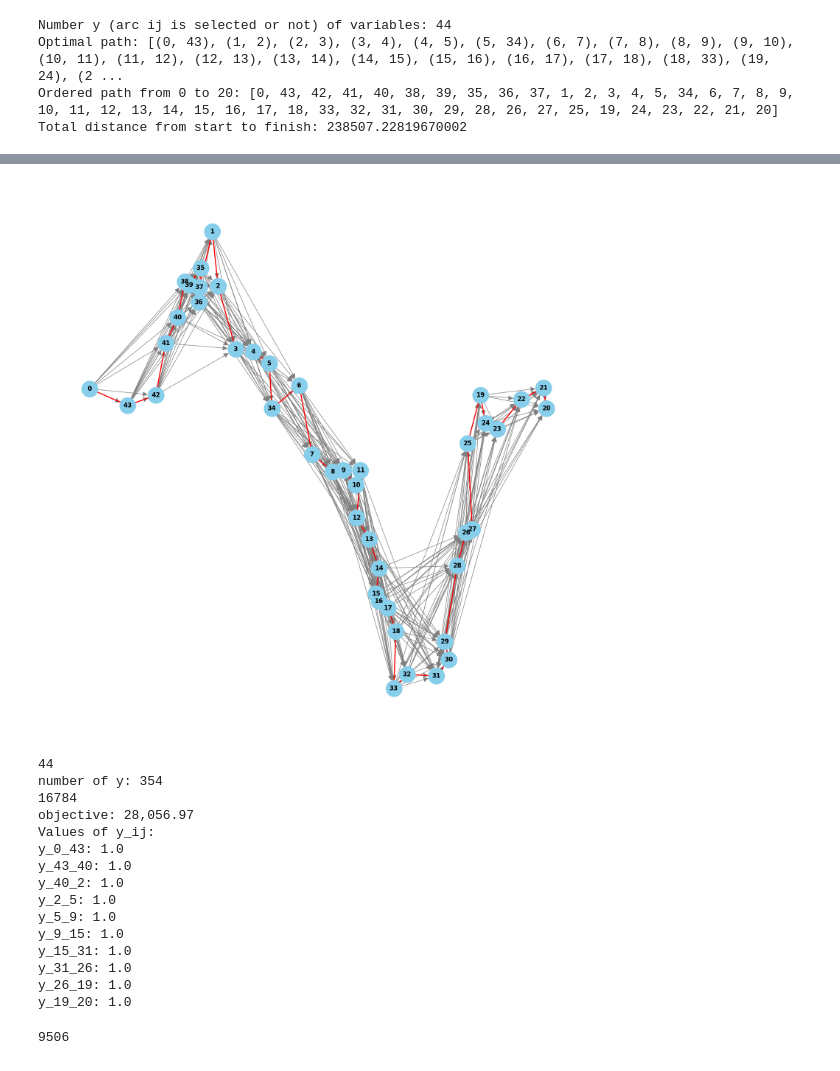
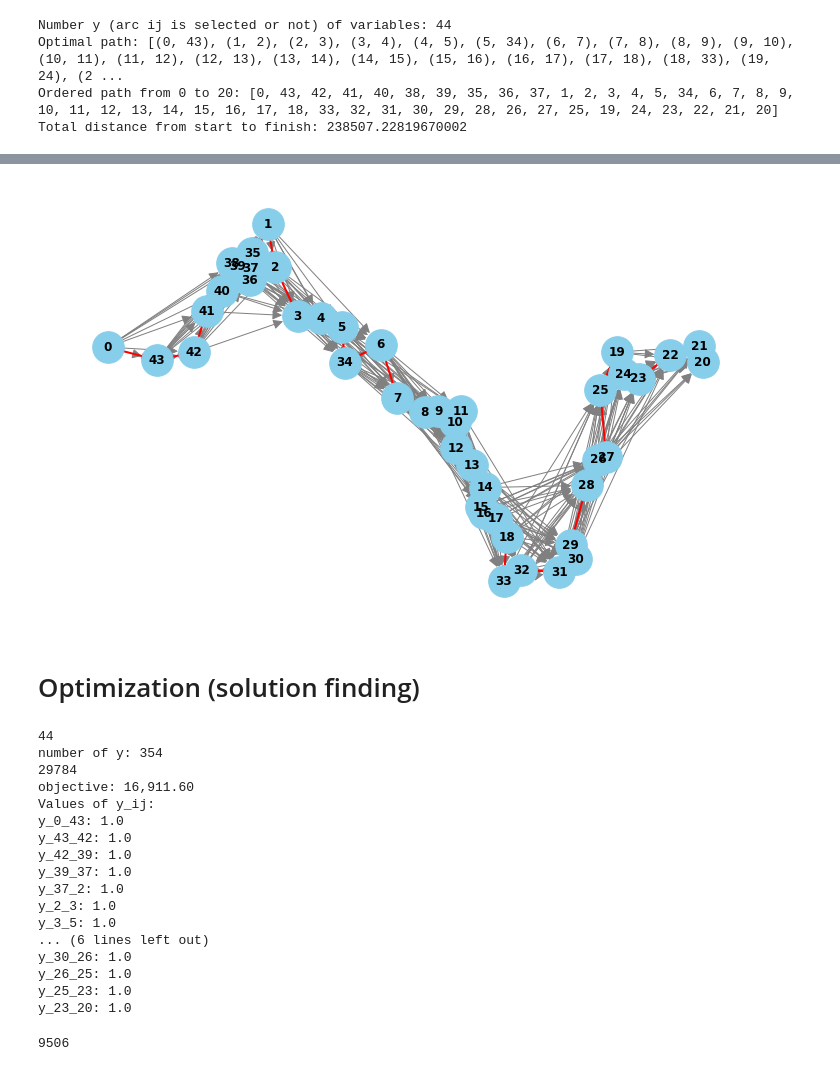
Before and after one commit to lorenzo-battiston/for-biglab, a Jupyter notebook: Text_big_project.ipynb, the cells around one changed output, grey strips where cells are left out. Cells and saved outputs as stored; diff of their text form; code cells hidden in the pictures.

```diff
--- a/Text_big_project.ipynb
+++ b/Text_big_project.ipynb
@@ -209,7 +224,14 @@ def nodes_distance(node1: int, node2: int, ordered_path, distance_matrix) -> flo
     """
     index1 = ordered_path.index(node1)
     index2 = ordered_path.index(node2)
-    return np.sum(distance_matrix[ordered_path[i], ordered_path[i+1]] for i in range(index1, index2))
+    total_distance = 0
+    for i in range(index1, index2):
+        total_distance += distance_matrix[ordered_path[i], ordered_path[i+1]]
+    return total_distance
+
+# Function to get distance between two nodes from the distance matrix
+def get_distance(node1, node2, distance_matrix):
+    return distance_matrix[node1, node2]
 # %%
 #set the timer
 # Starting time
@@ -324,10 +355,11 @@ valid_arcs_dict = {}
 for i, start_node in enumerate(ordered_path):
     accumulated_distance = 0
     for next_node in ordered_path[i + 1:]:
-        if(nodes_distance(start_node, next_node, ordered_path, distance_matrix) <= max_distance):
+        distance = nodes_distance(start_node, next_node, ordered_path, distance_matrix)
+        if(distance <= max_distance):
             if not G.has_edge(start_node, next_node):
-                G.add_edge(start_node, next_node, distance=accumulated_distance)
-            valid_arcs_dict[(start_node, next_node)] = accumulated_distance
+                G.add_edge(start_node, next_node, distance=distance)
+                valid_arcs_dict[(start_node, next_node)] = distance
         else: break
 
 
@@ -335,7 +367,7 @@ for i, start_node in enumerate(ordered_path):
 original_path_edges = [(ordered_path[i], ordered_path[i + 1]) for i in range(len(ordered_path) - 1)]
 
 # Visualization
-plt.figure(figsize=(15, 15))
+plt.figure(figsize=(10, 6))
 # Draw the graph with all connections
 nx.draw(G, pos, with_labels=True, node_size=1000, font_size=12, font_color="black", font_weight="bold",
         node_color="skyblue", edge_color="gray", arrowsize=20)
@@ -445,49 +479,47 @@ x0___0, x35___7, x34___15, x9___19, x14___24, x30___32, x27___36, x20___43, y0_7
 # %%
 max_distance = 50_000  # 50,000 meters
 valid_arcs_dict = {}
+
 for i, start_node in enumerate(ordered_path):
     accumulated_distance = 0
     for next_node in ordered_path[i + 1:]:
-        if(nodes_distance(start_node, next_node, ordered_path, distance_matrix) <= max_distance):
+        distance = nodes_distance(start_node, next_node, ordered_path, distance_matrix)
+        if(distance <= max_distance):
             if not G.has_edge(start_node, next_node):
-                G.add_edge(start_node, next_node, distance=accumulated_distance)
-            valid_arcs_dict[(start_node, next_node)] = accumulated_distance
+                G.add_edge(start_node, next_node, distance=distance)
+                valid_arcs_dict[(start_node, next_node)] = distance
         else: break
 
 # Create a list of edges for the original path
 original_path_edges = [(ordered_path[i], ordered_path[i + 1]) for i in range(len(ordered_path) - 1)]
 
 # Visualization
-plt.figure(figsize=(15, 15))
+plt.figure(figsize=(10, 6))
 # Draw the graph with all connections
 nx.draw(G, pos, with_labels=True, node_size=1000, font_size=12, font_color="black", font_weight="bold",
         node_color="skyblue", edge_color="gray", arrowsize=20)
 
 # Highlight the original path in red
 nx.draw_networkx_edges(G, pos, edgelist=original_path_edges, edge_color='red', width=2)
 
 plt.show()
 # %% [output]
-[figure, old version]
+[figure, new version]
+# %% [markdown]
+# Optimization (solution finding)
 # %%
 import mip
 
 def find_valid_arcs(ordered_path, distance_matrix, max_distance):
     valid_arcs = {}
 
-    for i in range(len(ordered_path) - 1):
-        for j in range(i + 1, len(ordered_path)):
-            origin_id_i, destination_id_i = ordered_path[i], ordered_path[j]
-
-            cumulative_distance = np.sum(distance_matrix[ordered_path[i:j], ordered_path[i+1:j+1]])
-
-            if cumulative_distance > max_distance:
-                break  # Move to the next item
-            else:
-                valid_arcs[(origin_id_i, destination_id_i)] = cumulative_distance
-
+    for i, start_node in enumerate(ordered_path):
+        for next_node in ordered_path[i + 1:]:
+            distance = nodes_distance(start_node, next_node, ordered_path, distance_matrix)
+            if(distance <= max_distance):
+                valid_arcs[(start_node, next_node)] = distance
+            else: break
     return valid_arcs
-
 
 valid_arcs = find_valid_arcs(ordered_path, distance_matrix, max_distance)
 print(len(nodes_data))
@@ -509,7 +541,7 @@ print(f"number of y: {len(y)}")
 
 #  define the constraints
 # 1. Budget Constraint
-budget = 15_000 + nodes_data.loc[first_node, 'Cost_of_installation [euro]']
+budget = 28_000 + nodes_data.loc[first_node, 'Cost_of_installation [euro]']
 # budget = 10_000
 print(budget)
 m += mip.xsum(nodes_data.loc[i, 'Cost_of_installation [euro]'] * y[i, j] for (i, j) in valid_arcs.keys()) <= budget
@@ -566,19 +598,21 @@ for (i, j), value in y_values.items():
 # %% [output]
 44
 number of y: 354
-16784
-objective: 28,056.97
+29784
+objective: 16,911.60
 Values of y_ij:
 y_0_43: 1.0
-y_43_40: 1.0
-y_40_2: 1.0
-y_2_5: 1.0
-y_5_9: 1.0
-y_9_15: 1.0
-y_15_31: 1.0
-y_31_26: 1.0
-y_26_19: 1.0
-y_19_20: 1.0
+y_43_42: 1.0
+y_42_39: 1.0
+y_39_37: 1.0
+y_37_2: 1.0
+y_2_3: 1.0
+y_3_5: 1.0
+... (6 lines left out)
+y_30_26: 1.0
+y_26_25: 1.0
+y_25_23: 1.0
+y_23_20: 1.0
 # %%
 print(nodes_data.loc[42, 'Cost_of_installation [euro]'] +
       nodes_data.loc[2, 'Cost_of_installation [euro]'] +
```
Also changed, not shown: parts of 17 cells of this notebook.
